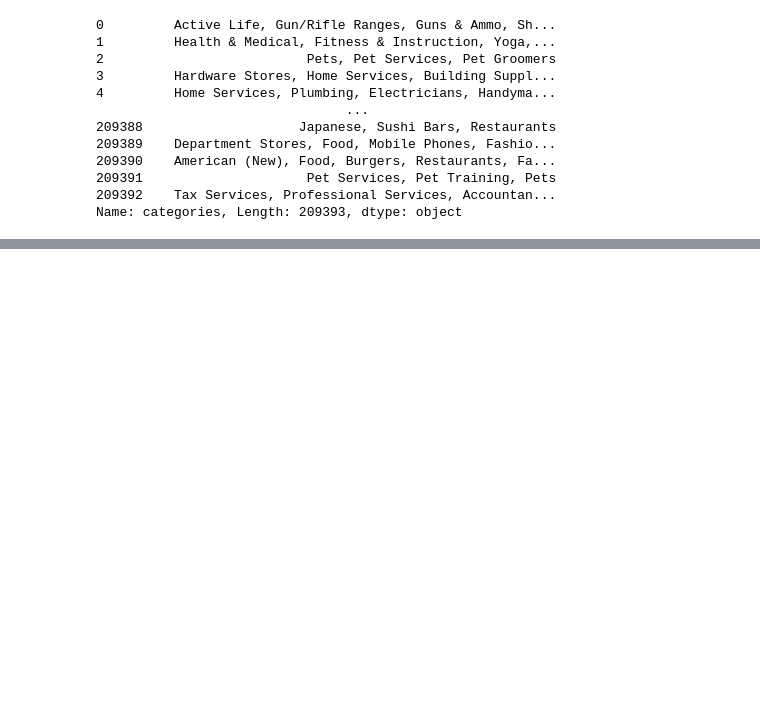
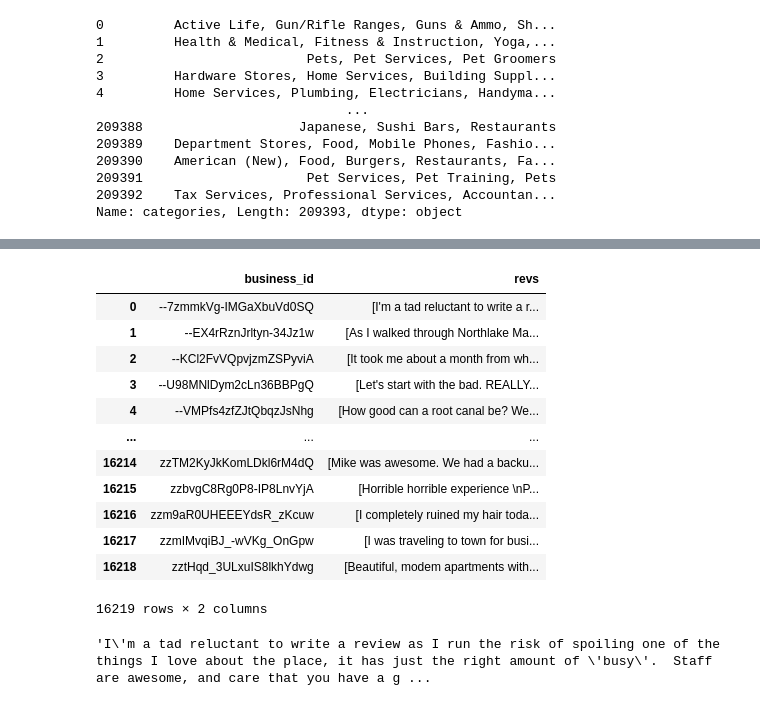
Before and after one commit to anooppanyam/ML4UVA-Business-Closures-1, a Jupyter notebook: MLProj.ipynb, the cells around one changed output, grey strips where cells are left out. Drawn from its saved outputs; the diff is of its cells as text; code cells hidden in the pictures; blank space fills up the shorter version.

```diff
--- a/MLProj.ipynb
+++ b/MLProj.ipynb
@@ -184,3 +191,19 @@ r.head()
 | 64 | UOFTGqJ95xQxeYndG7hbbw | 1 | 2011-08-25 00:49:25 | 0 | PvgCQa3FsA-FXYQsaEguIw | 5 | I was staying at the Hilton next ... | 0 | LhZhxlOqTSuRY6r7HV6NVg |
 | 66 | gfhWUixZ4MmEAC1DtTsodA | 0 | 2017-06-06 21:04:58 | 0 | 2dYcxwdtulsUY8kj4oZezw | 5 | GREAT SERVICE!! The food was amaz... | 0 | iAQFEArbXp1WUrseOFTLMA |
 | 78 | l_kefVF1frmC0xRW2YkvUA | 0 | 2018-01-21 04:58:46 | 0 | MRPCm_BYEHl2T9oNZYnCbQ | 2 | Pros: Fun atmosphere, great for p... | 2 | oAFF_A02Ws0mwH-lkbzyMQ |
+# %%
+r.groupby(by='business_id').text.apply(list).reset_index(name='revs')
+# %% [output]
+|  | business_id | revs |
+| 0 | --7zmmkVg-IMGaXbuVd0SQ | [I'm a tad reluctant to write a r... |
+| 1 | --EX4rRznJrltyn-34Jz1w | [As I walked through Northlake Ma... |
+| 2 | --KCl2FvVQpvjzmZSPyviA | [It took me about a month from wh... |
+| 3 | --U98MNlDym2cLn36BBPgQ | [Let's start with the bad. REALLY... |
+| 4 | --VMPfs4zfZJtQbqzJsNhg | [How good can a root canal be? We... |
+| ... | ... | ... |
+| 16214 | zzTM2KyJkKomLDkl6rM4dQ | [Mike was awesome. We had a backu... |
+| 16215 | zzbvgC8Rg0P8-IP8LnvYjA | [Horrible horrible experience \nP... |
+| 16216 | zzm9aR0UHEEEYdsR_zKcuw | [I completely ruined my hair toda... |
+| 16217 | zzmIMvqiBJ_-wVKg_OnGpw | [I was traveling to town for busi... |
+| 16218 | zztHqd_3ULxuIS8lkhYdwg | [Beautiful, modem apartments with... |
+16219 rows × 2 columns
@@ -186,0 +213,4 @@ r.head()
+# %%
+t['revs'].iloc[0]
+# %% [output]
+'I\'m a tad reluctant to write a review as I run the risk of spoiling one of the things I love about the place, it has just the right amount of \'busy\'.  Staff are awesome, and care that you have a g ...
```
Also changed, not shown: parts of 9 cells of this notebook, 6 other files.
